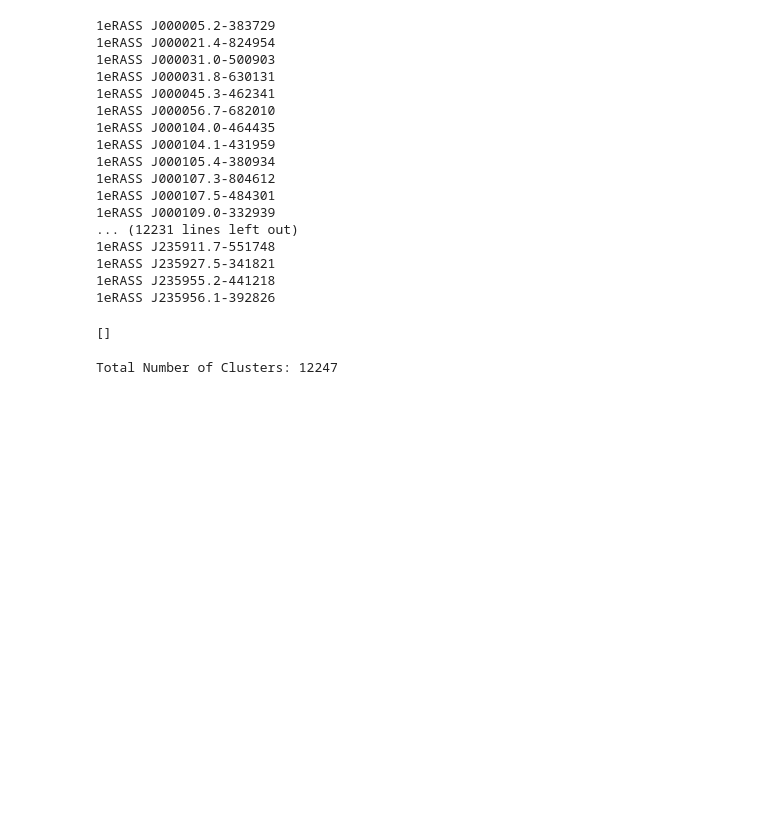
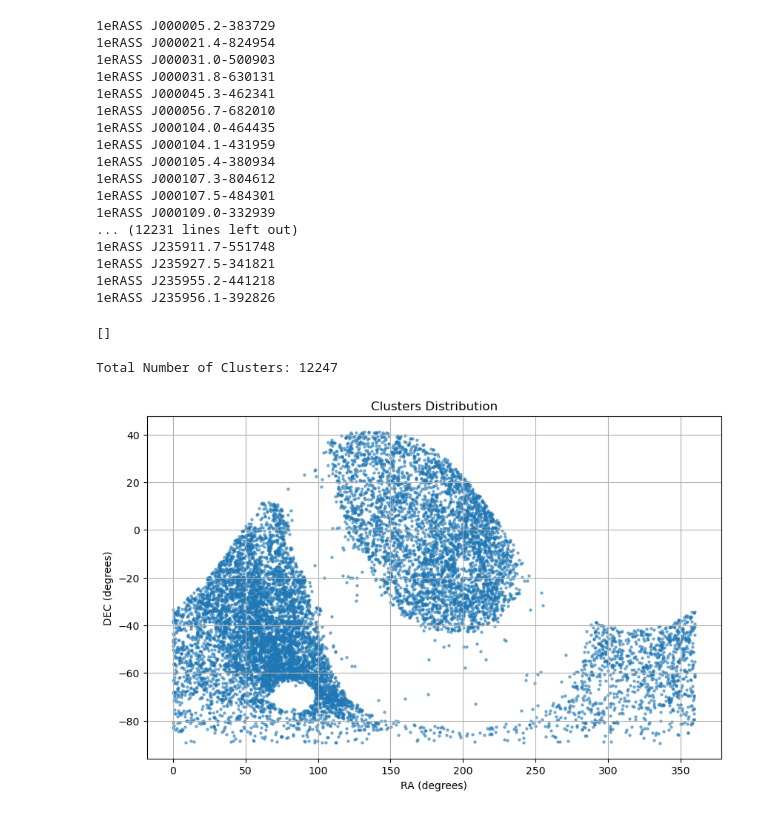
Before and after one commit to RyanNease/GoGreeneRosita, a Jupyter notebook: eROSITACatalog.ipynb, the cells around one changed output. Drawn from its saved outputs; the diff is of its cells as text; code cells hidden in the pictures; blank space fills up the shorter version.

```diff
--- a/eROSITACatalog.ipynb
+++ b/eROSITACatalog.ipynb
@@ -117,4 +108,19 @@ total_clusters = len(cluster_names)
 print(f'Total Number of Clusters: {total_clusters}')
 # %% [output]
 Total Number of Clusters: 12247
+# %%
+# Extract RA and DEC columns
+ra = data_table['RA']
+dec = data_table['DEC']
+
+# Create a scatter plot
+plt.figure(figsize=(10, 6))
+plt.scatter(ra, dec, s=5, alpha=0.5)
+plt.title('Clusters Distribution')
+plt.xlabel('RA (degrees)')
+plt.ylabel('DEC (degrees)')
+plt.grid(True)
+plt.show()
+# %% [output]
+[figure, added]
 # %%
```
Also changed, not shown: parts of 13 cells of this notebook.
